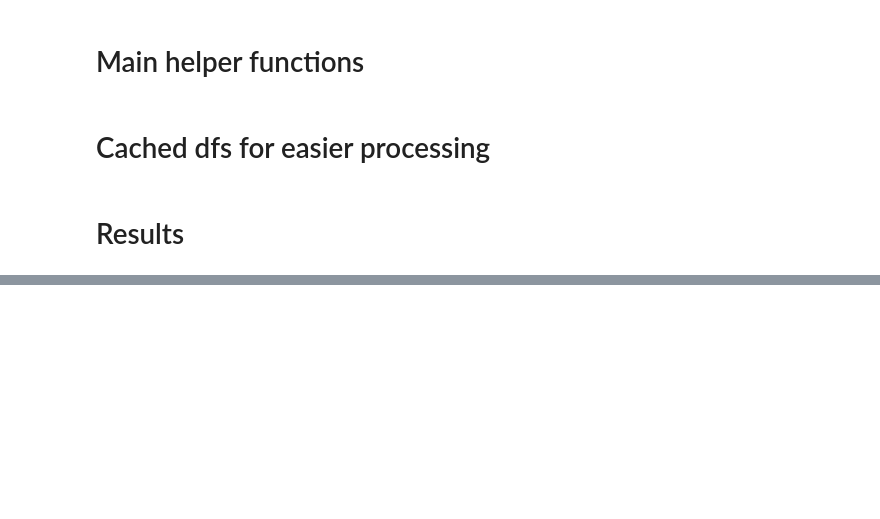
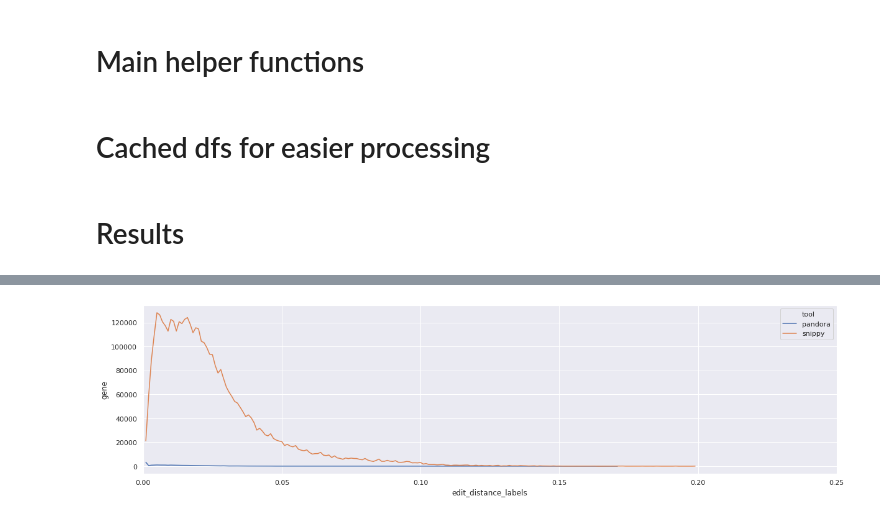
Before and after one commit to leoisl/pandora_gene_distance, a Jupyter notebook: notebooks/eda.ipynb, the cells around one changed output, grey strips where cells are left out. Saved outputs shown, nothing was run; the diff lists cells and outputs as text; code cells hidden in the pictures; blank space fills up the shorter version.

```diff
--- a/notebooks/eda.ipynb
+++ b/notebooks/eda.ipynb
@@ -70,0 +163,5 @@ def plot_lineplot_mean_recall_in_genes_in_several_bins(df, step):
+# %%
+plot_lineplot_count_in_genes_in_several_bins(df_precision_with_step_0001, step=0.001,
+                                                                     output_filepath="whatever")
+# %% [output]
+[figure, added]
```
Also changed, not shown: parts of 35 cells of this notebook.
